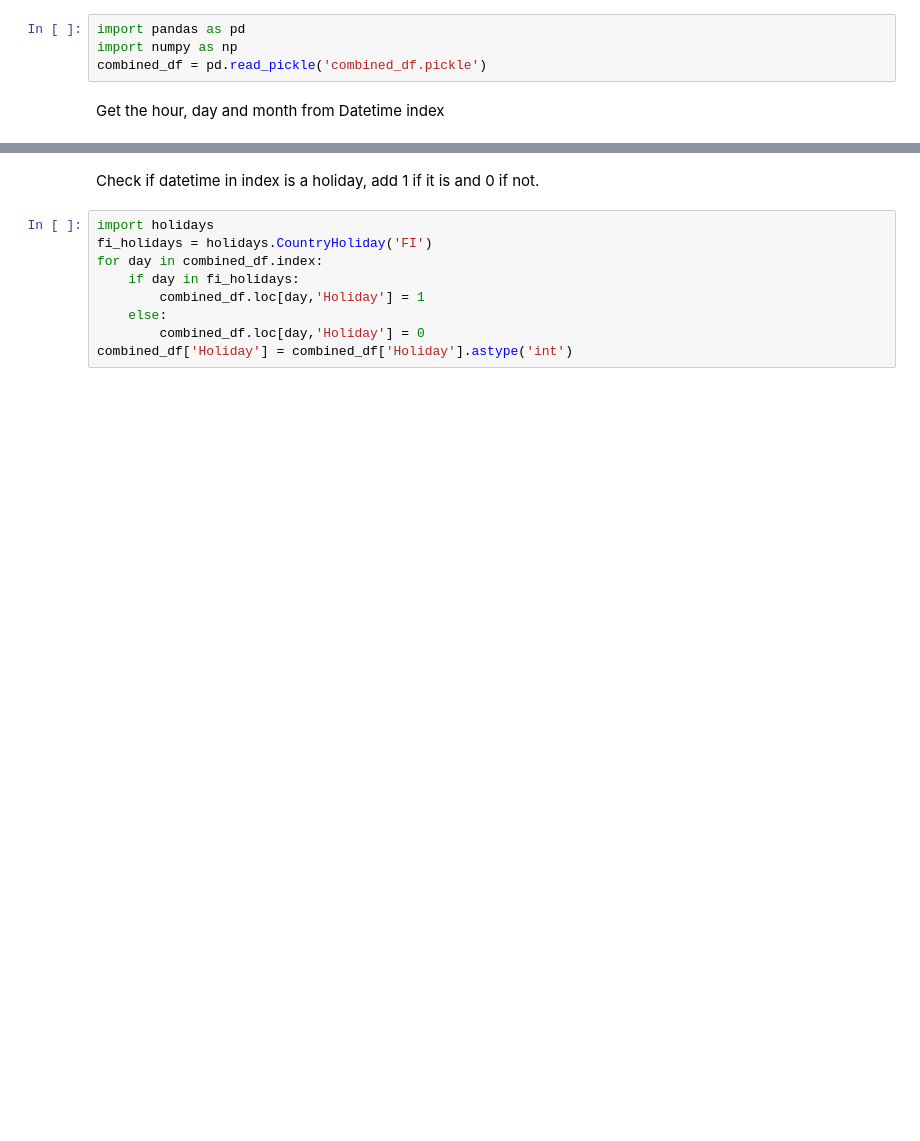
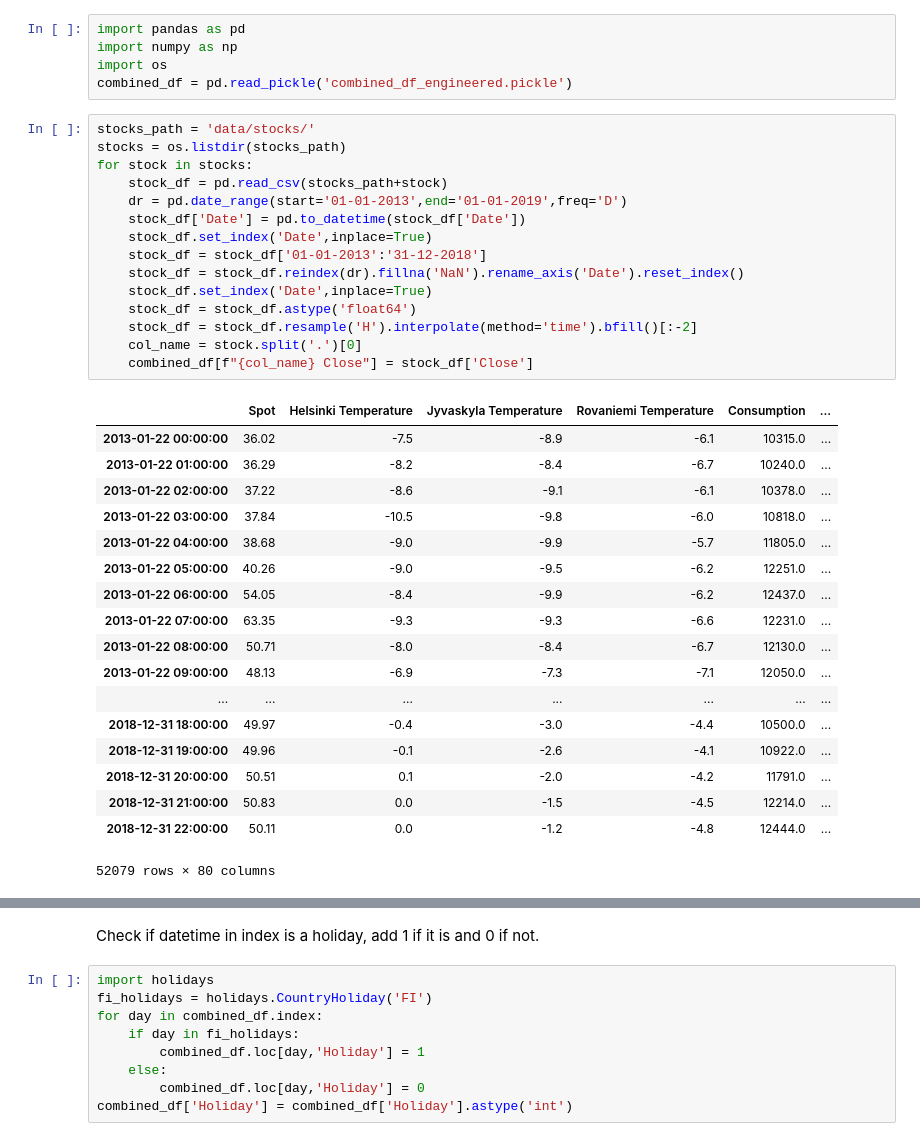
Before and after one commit to Cadax/nordpool-spot-price, a Jupyter notebook: notebooks/Feature_Engineering.ipynb, the cells around one changed output, grey strips where cells are left out. Cells and saved outputs as stored; diff of their text form; blank space fills up the shorter version.

```diff
--- a/notebooks/Feature_Engineering.ipynb
+++ b/notebooks/Feature_Engineering.ipynb
@@ -1,6 +1,39 @@
 # %%
 import pandas as pd
 import numpy as np
-combined_df = pd.read_pickle('combined_df.pickle')
+import os
+combined_df = pd.read_pickle('combined_df_engineered.pickle')
-# %% [markdown]
-Get the hour, day and month from Datetime index
+# %%
+stocks_path = 'data/stocks/'
+stocks = os.listdir(stocks_path)
+for stock in stocks:
+    stock_df = pd.read_csv(stocks_path+stock)
+    dr = pd.date_range(start='01-01-2013',end='01-01-2019',freq='D')
+    stock_df['Date'] = pd.to_datetime(stock_df['Date'])
+    stock_df.set_index('Date',inplace=True)
+    stock_df = stock_df['01-01-2013':'31-12-2018']
+    stock_df = stock_df.reindex(dr).fillna('NaN').rename_axis('Date').reset_index()
+    stock_df.set_index('Date',inplace=True)
+    stock_df = stock_df.astype('float64')
+    stock_df = stock_df.resample('H').interpolate(method='time').bfill()[:-2]
+    col_name = stock.split('.')[0]
+    combined_df[f"{col_name} Close"] = stock_df['Close']
+# %% [output]
+|  | Spot | Helsinki Temperature | Jyvaskyla Temperature | Rovaniemi Temperature | Consumption | ... |
+| 2013-01-22 00:00:00 | 36.02 | -7.5 | -8.9 | -6.1 | 10315.0 | ... |
+| 2013-01-22 01:00:00 | 36.29 | -8.2 | -8.4 | -6.7 | 10240.0 | ... |
+| 2013-01-22 02:00:00 | 37.22 | -8.6 | -9.1 | -6.1 | 10378.0 | ... |
+| 2013-01-22 03:00:00 | 37.84 | -10.5 | -9.8 | -6.0 | 10818.0 | ... |
+| 2013-01-22 04:00:00 | 38.68 | -9.0 | -9.9 | -5.7 | 11805.0 | ... |
+| 2013-01-22 05:00:00 | 40.26 | -9.0 | -9.5 | -6.2 | 12251.0 | ... |
+| 2013-01-22 06:00:00 | 54.05 | -8.4 | -9.9 | -6.2 | 12437.0 | ... |
+| 2013-01-22 07:00:00 | 63.35 | -9.3 | -9.3 | -6.6 | 12231.0 | ... |
+| 2013-01-22 08:00:00 | 50.71 | -8.0 | -8.4 | -6.7 | 12130.0 | ... |
+| 2013-01-22 09:00:00 | 48.13 | -6.9 | -7.3 | -7.1 | 12050.0 | ... |
+| ... | ... | ... | ... | ... | ... | ... |
+| 2018-12-31 18:00:00 | 49.97 | -0.4 | -3.0 | -4.4 | 10500.0 | ... |
+| 2018-12-31 19:00:00 | 49.96 | -0.1 | -2.6 | -4.1 | 10922.0 | ... |
+| 2018-12-31 20:00:00 | 50.51 | 0.1 | -2.0 | -4.2 | 11791.0 | ... |
+| 2018-12-31 21:00:00 | 50.83 | 0.0 | -1.5 | -4.5 | 12214.0 | ... |
+| 2018-12-31 22:00:00 | 50.11 | 0.0 | -1.2 | -4.8 | 12444.0 | ... |
+52079 rows × 80 columns
```
Also changed, not shown: parts of 9 cells of this notebook, 1 other file.
